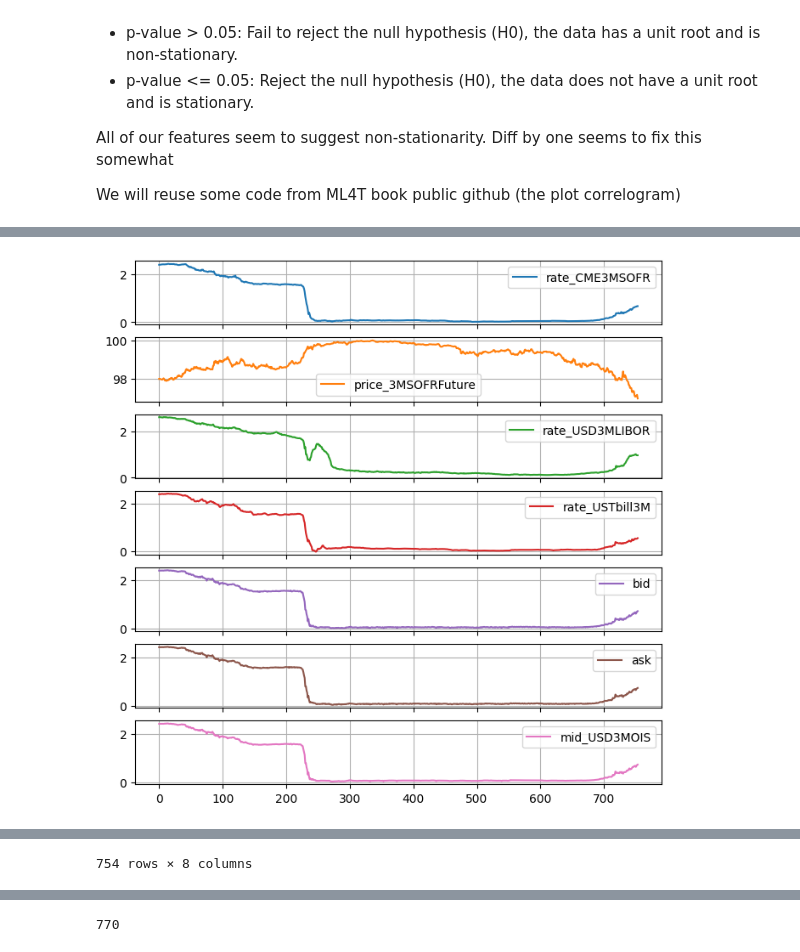
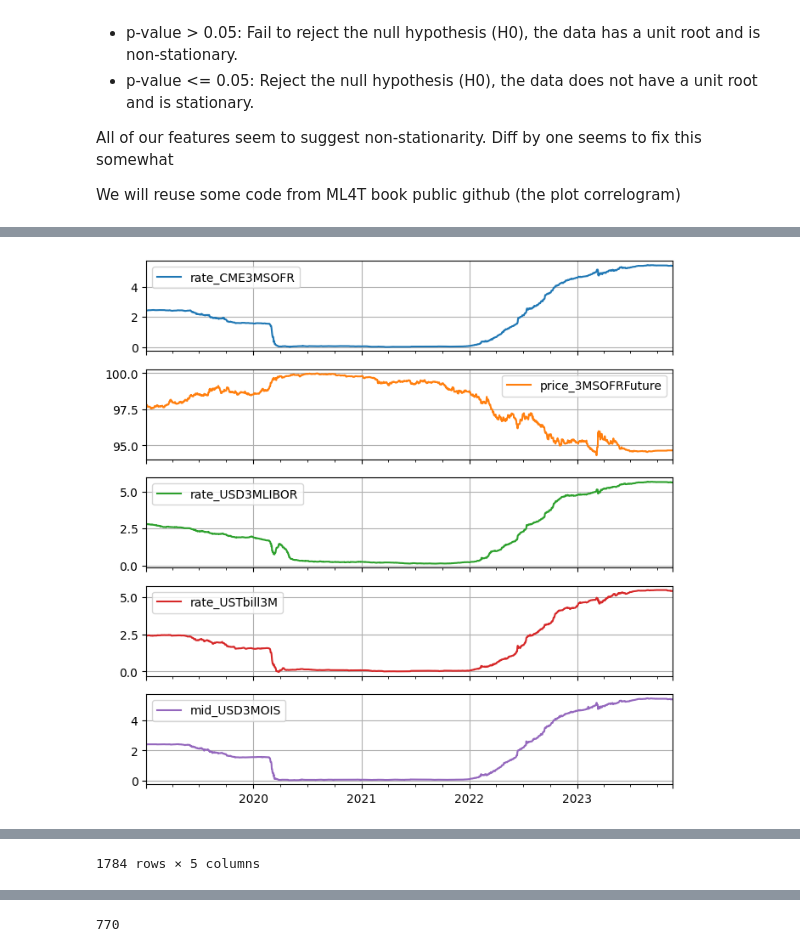
Before and after one commit to kilowiski/qf634_proj, a Jupyter notebook: code/634_jos.ipynb, the cells around one changed output, grey strips where cells are left out. Saved outputs shown, nothing was run; the diff lists cells and outputs as text; code cells hidden in the pictures.

```diff
--- a/code/634_jos.ipynb
+++ b/code/634_jos.ipynb
@@ -70,0 +75,4 @@ print(test_unit_root(y_CME3MSOFR))
+# %%
+start_date = y_CME3MSOFR.iloc[0][0]
+end_date = y_CME3MSOFR.iloc[-1][0]
+print(f"{start_date} & {end_date}")
@@ -153,6 +163,7 @@ df_concat = y_CME3MSOFR
 for frames in to_concat:
     df_concat = pd.merge(df_concat, frames, on="date", how="left")
     print(df_concat.isna().sum())
+df_concat.drop(columns=["bid", "ask"], inplace=True)
 # %% [output]
 date                  0
 rate_CME3MSOFR        0
@@ -201,0 +213,7 @@ rows_with_na
+# %%
+# reindex and fill date, my concern i think this is due to weekends
+idx = pd.date_range(start_date, end_date)
+print(idx)
+df_concat = df_concat.set_index("date")
+df_concat = df_concat.reindex(idx)
+df_concat = df_concat.fillna(method="ffill")
@@ -245,12 +321,7 @@ We will reuse some code from ML4T book public github (the plot correlogram)
 # %%
 # try cut the data for prediction
-df_concat = df_concat[
-    (df_concat["date"] >= start_date) & (df_concat["date"] <= end_date)
-]
-df_concat.reset_index(inplace=True)
-df_concat.drop(columns=["index"], inplace=True)
-df_concat.iloc[:, 1:].plot(figsize=(8, 8), subplots=True, grid=True)
+df_concat.iloc[:, 0:].plot(figsize=(8, 8), subplots=True, grid=True)
 plt.show()
 df_concat
 # %% [output]
-[figure, old version]
+[figure, new version]
@@ -269,2 +340,2 @@ df_concat
-754 rows × 8 columns
+1784 rows × 5 columns
 # %%
```
Also changed, not shown: parts of 33 cells of this notebook.
